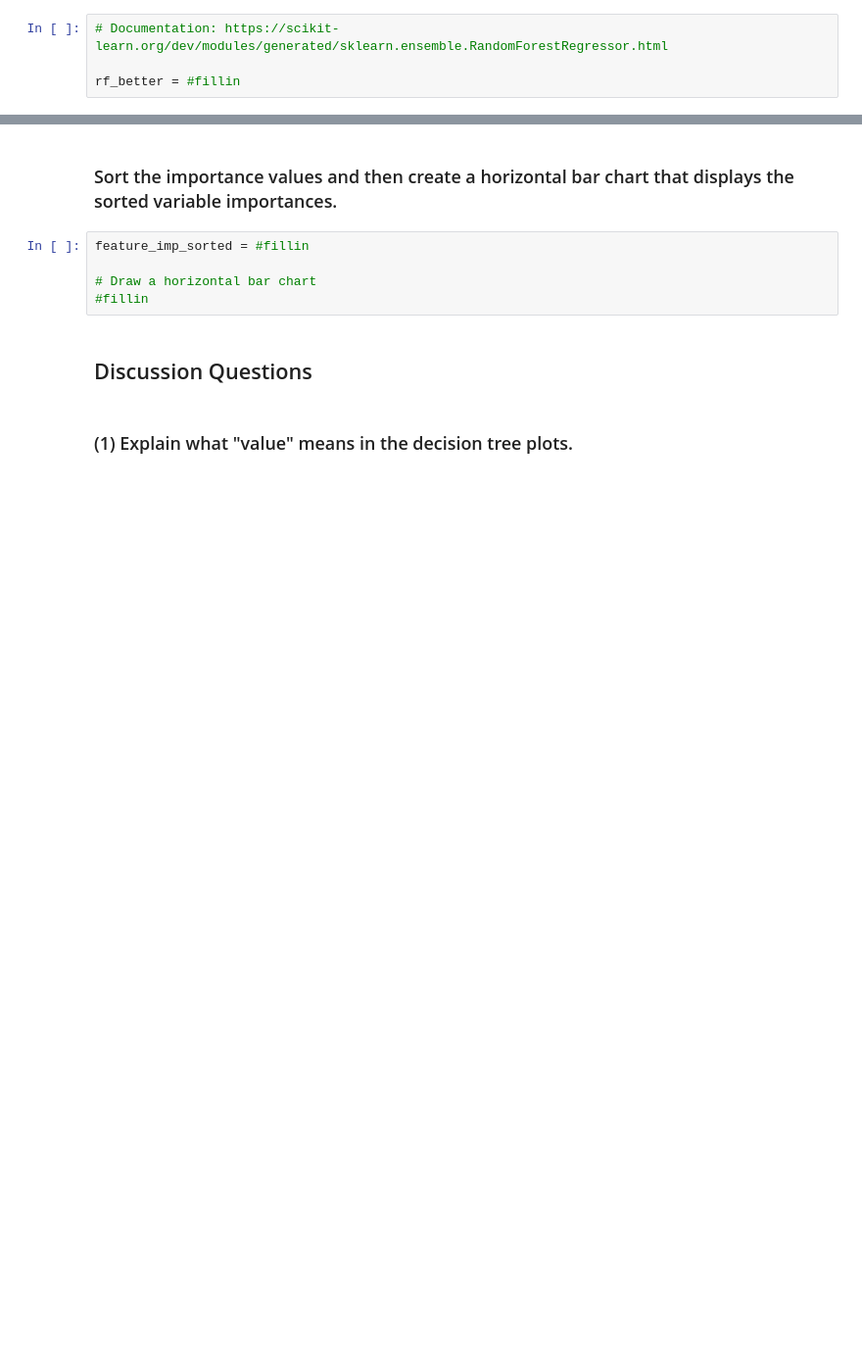
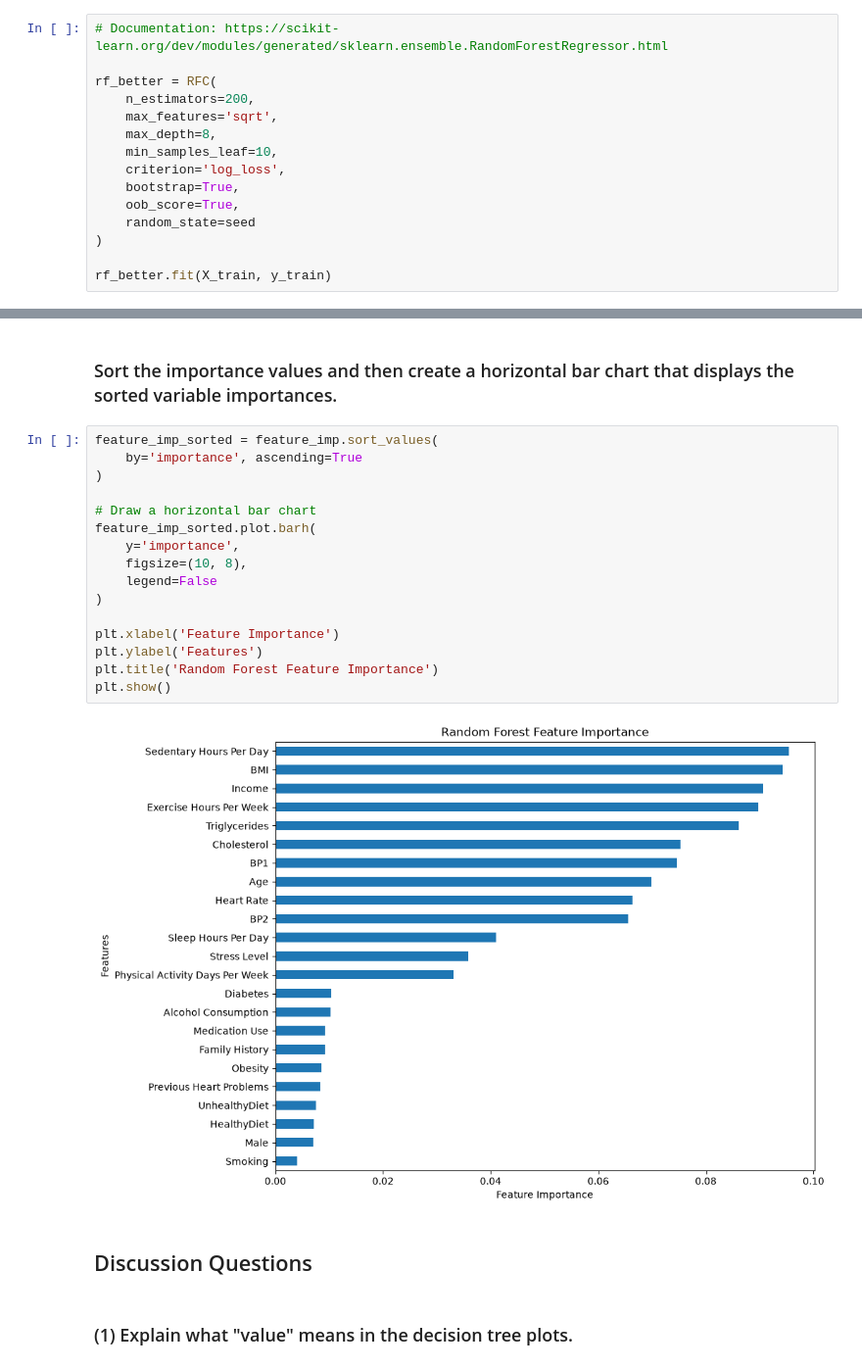
Before and after one commit to ziyad-abbach/code_2600, a Jupyter notebook: mod08_rf.ipynb, the cells around one changed output, grey strips where cells are left out. Shown at 98% size. Cells and saved outputs as stored; diff of their text form; blank space fills up the shorter version.

```diff
--- a/mod08_rf.ipynb
+++ b/mod08_rf.ipynb
@@ -156,4 +242,15 @@ You will be scored according to how well it performs on an unseen holdout set.
 # %%
 # Documentation: https://scikit-learn.org/dev/modules/generated/sklearn.ensemble.RandomForestRegressor.html
 
-rf_better = #fillin
+rf_better = RFC(
+    n_estimators=200,
+    max_features='sqrt',
+    max_depth=8,
+    min_samples_leaf=10,
+    criterion='log_loss',
+    bootstrap=True,
+    oob_score=True,
+    random_state=seed
+)
+
+rf_better.fit(X_train, y_train)
@@ -174,10 +294,23 @@ feature_imp
 # %% [markdown]
 ### Sort the importance values and then create a horizontal bar chart that displays the sorted variable importances.
 # %%
-feature_imp_sorted = #fillin
+feature_imp_sorted = feature_imp.sort_values(
+    by='importance', ascending=True
+)
 
 # Draw a horizontal bar chart
-#fillin
+feature_imp_sorted.plot.barh(
+    y='importance',
+    figsize=(10, 8),
+    legend=False
+)
+
+plt.xlabel('Feature Importance')
+plt.ylabel('Features')
+plt.title('Random Forest Feature Importance')
+plt.show()
+# %% [output]
+[figure, added]
 # %% [markdown]
 ## Discussion Questions
 # %% [markdown]
```
Also changed, not shown: parts of 22 cells of this notebook.
